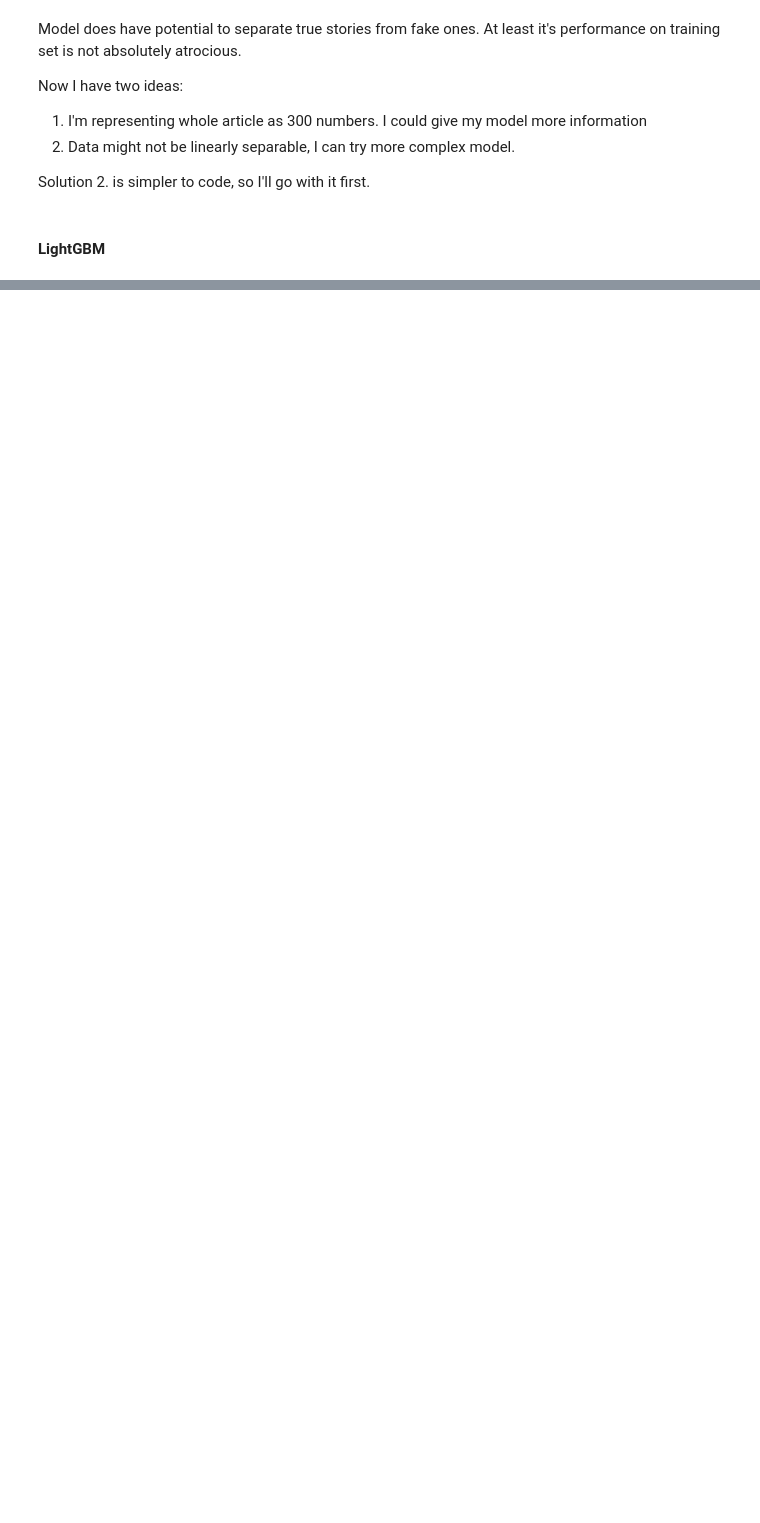
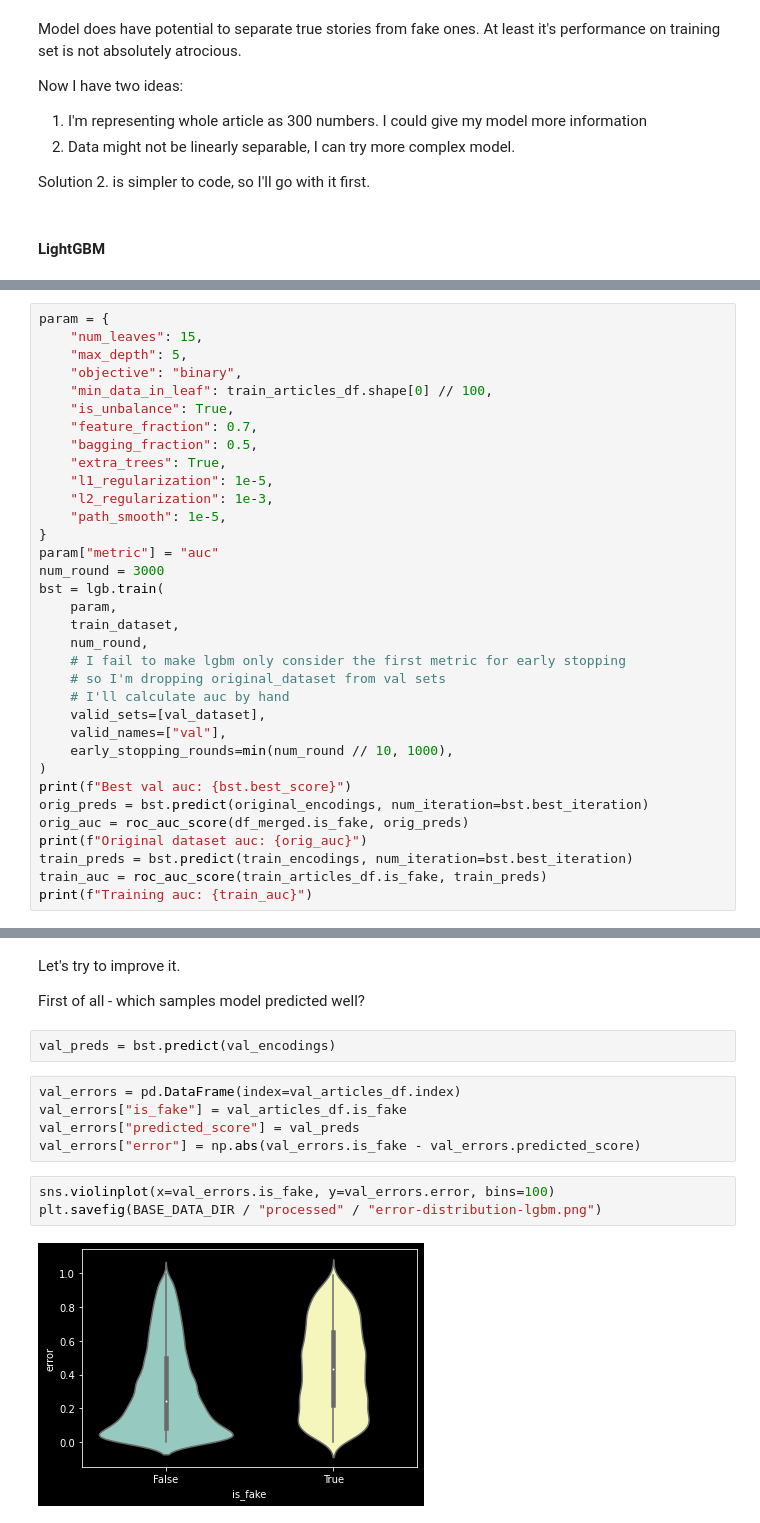
Before and after one commit to mutusfa/Fake-News-Analysis, a Jupyter notebook: notebooks/modelling.ipynb, the cells around one changed output, grey strips where cells are left out. Drawn from its saved outputs; the diff is of its cells as text; blank space fills up the shorter version.

```diff
--- a/notebooks/modelling.ipynb
+++ b/notebooks/modelling.ipynb
@@ -499,0 +516,34 @@ RuntimeError: No GPU is detected in the machine and we will not proceed to run T
+# %%
+param = {
+    "num_leaves": 15,
+    "max_depth": 5,
+    "objective": "binary",
+    "min_data_in_leaf": train_articles_df.shape[0] // 100,
+    "is_unbalance": True,
+    "feature_fraction": 0.7,
+    "bagging_fraction": 0.5,
+    "extra_trees": True,
+    "l1_regularization": 1e-5,
+    "l2_regularization": 1e-3,
+    "path_smooth": 1e-5,
+}
+param["metric"] = "auc"
+num_round = 3000
+bst = lgb.train(
+    param,
+    train_dataset,
+    num_round,
+    # I fail to make lgbm only consider the first metric for early stopping
+    # so I'm dropping original_dataset from val sets
+    # I'll calculate auc by hand
+    valid_sets=[val_dataset],
+    valid_names=["val"],
+    early_stopping_rounds=min(num_round // 10, 1000),
+)
+print(f"Best val auc: {bst.best_score}")
+orig_preds = bst.predict(original_encodings, num_iteration=bst.best_iteration)
+orig_auc = roc_auc_score(df_merged.is_fake, orig_preds)
+print(f"Original dataset auc: {orig_auc}")
+train_preds = bst.predict(train_encodings, num_iteration=bst.best_iteration)
+train_auc = roc_auc_score(train_articles_df.is_fake, train_preds)
+print(f"Training auc: {train_auc}")
@@ -499,0 +597,16 @@ RuntimeError: No GPU is detected in the machine and we will not proceed to run T
+# %% [markdown]
+Let's try to improve it.
+
+First of all - which samples model predicted well?
+# %%
+val_preds = bst.predict(val_encodings)
+# %%
+val_errors = pd.DataFrame(index=val_articles_df.index)
+val_errors["is_fake"] = val_articles_df.is_fake
+val_errors["predicted_score"] = val_preds
+val_errors["error"] = np.abs(val_errors.is_fake - val_errors.predicted_score)
+# %%
+sns.violinplot(x=val_errors.is_fake, y=val_errors.error, bins=100)
+plt.savefig(BASE_DATA_DIR / "processed" / "error-distribution-lgbm.png")
+# %% [output]
+[figure, added]
```
Also changed, not shown: parts of 76 cells of this notebook, 4 other files.
